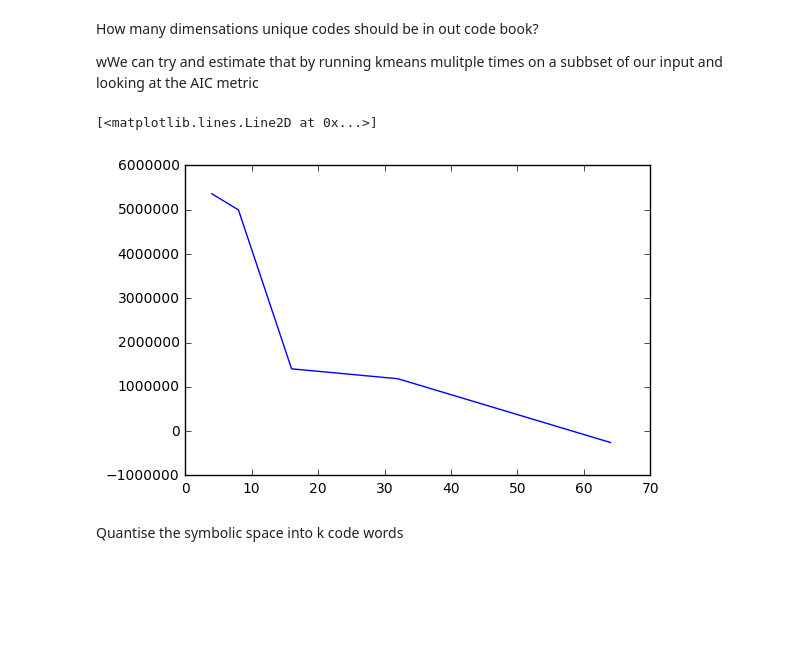
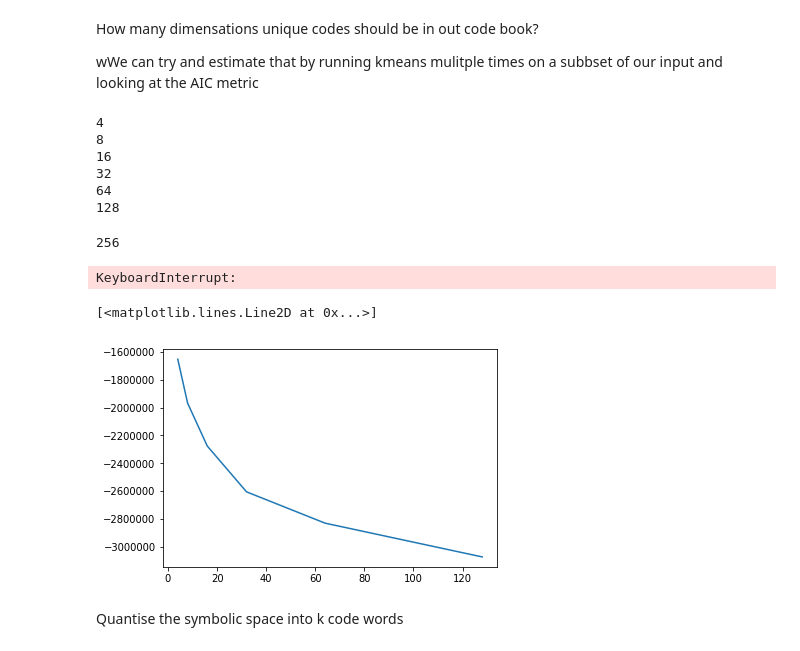
Before and after one commit to stevejpurves/geohack, a Jupyter notebook: symbolic_coder.ipynb, the cells around one changed output. Cells and saved outputs as stored; diff of their text form; code cells hidden in the pictures; blank space fills up the shorter version.

```diff
--- a/symbolic_coder.ipynb
+++ b/symbolic_coder.ipynb
@@ -54,20 +62,33 @@ def power2range(n):
 # %%
 from sklearn.mixture import GaussianMixture
 
-x = X
+#x = features
+x = Xsub
 aic = []
 
 kn = power2range(11)[2:]
 
 for k in kn:
+    print k
     model = GaussianMixture(n_components=k, init_params='kmeans')
     model.fit(x)
     aic.append(model.aic(x))
 
 plt.plot(kn, aic)
 # %% [output]
-[<matplotlib.lines.Line2D at 0x...>]
+4
+8
+16
+32
+64
+128
-[figure, removed]
+256
+KeyboardInterrupt:
+# %%
+plt.plot(kn[0:len(aic)], aic)
+# %% [output]
+[<matplotlib.lines.Line2D at 0x...>]
+[figure, added]
 # %% [markdown]
 Quantise the symbolic space into k code words
 # %%
```
Also changed, not shown: parts of 9 cells of this notebook, 1 other file.
